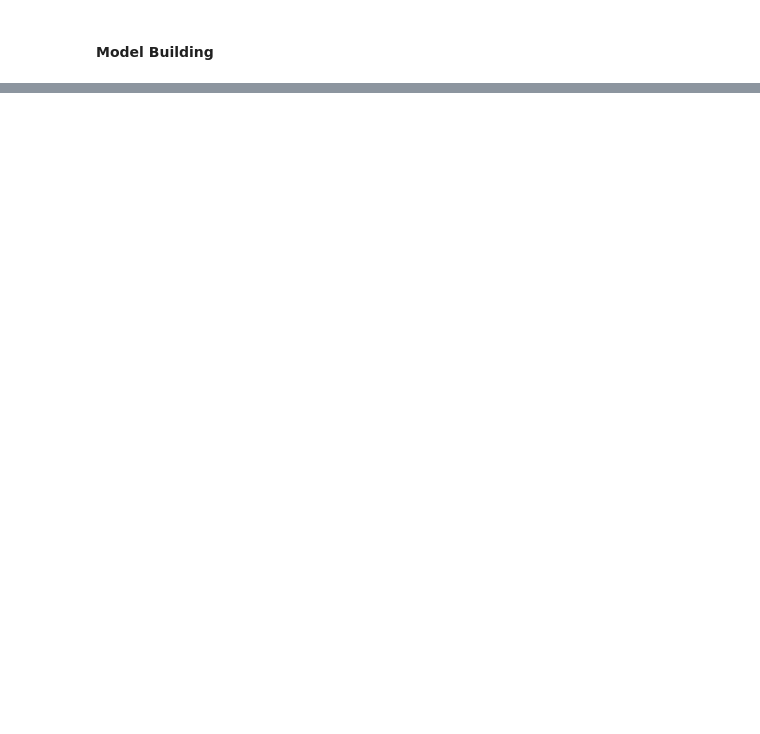
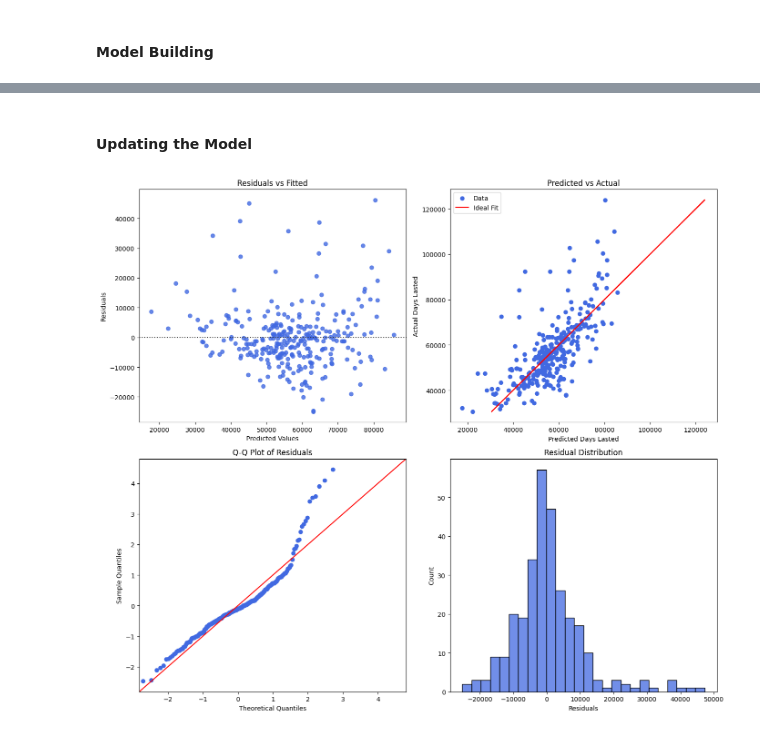
Before and after one commit to INFO523-Fall25-101-201/final-project-ava-lasater, a Jupyter notebook: final-project.ipynb, the cells around one changed output, grey strips where cells are left out. Saved outputs shown, nothing was run; the diff lists cells and outputs as text; code cells hidden in the pictures; blank space fills up the shorter version.

Commit message:
Completed linear and ridge regression analyses with residual plots and feature selection for classification model.

```diff
--- a/final-project.ipynb
+++ b/final-project.ipynb
@@ -791,0 +872,79 @@ y_pred = model.predict(X_test_with_const)
+# %% [markdown]
+#### Updating the Model
+# %%
+# want to drop out of state tutition since it is highly correlated with in-state tuition
+college_regression_v2 = college_regression.drop(columns=['TUITIONFEE_OUT'])
+
+# now we can rerun the model with the reduced set of variables
+# split the dataset
+y = college_regression_v2['MD_EARN_WNE_P10']
+# X = all columns except the target
+X = college_regression_v2.drop(columns=['MD_EARN_WNE_P10'])
+# Train-test split
+X_train, X_test, y_train, y_test = train_test_split(X, y, test_size = 0.2, random_state = 42)
+
+# Adding a constant for OLS
+X_train_with_const = sm.add_constant(X_train)
+X_test_with_const = sm.add_constant(X_test)
+
+# Fitting the OLS model
+model = sm.OLS(y_train, X_train_with_const).fit()
+
+# Making predictions
+y_pred = model.predict(X_test_with_const)
+
+# Evaluating the model
+# creating a residual plot
+X_test_with_const = sm.add_constant(X_test)
+predictions = model.predict(X_test_with_const)
+predictions = pd.to_numeric(predictions, errors='coerce')
+residuals = y_test - predictions
+residuals = pd.to_numeric(residuals, errors='coerce').fillna(0)
+
+# residual plot
+fig, axes = plt.subplots(2, 2, figsize=(14, 12))
+
+sns.residplot(x=predictions, y=residuals, lowess=False, ax=axes[0,0], color = 'royalblue')
+axes[0,0].set_xlabel('Predicted Values')
+axes[0,0].set_ylabel('Residuals')
+axes[0,0].set_title('Residuals vs Fitted')
+
+# regression fit
+axes[0,1].scatter(predictions, y_test, label='Data', color = 'royalblue')
+axes[0,1].plot(y_test, y_test, color='red', label='Ideal Fit')
+axes[0,1].set_xlabel('Predicted Days Lasted')
+axes[0,1].set_ylabel('Actual Days Lasted')
+axes[0,1].set_title('Predicted vs Actual')
+axes[0,1].legend()
+
+# Q-Q plot
+sm.qqplot(residuals, line='45', fit=True, ax=axes[1,0], markerfacecolor='royalblue', markeredgecolor='royalblue')
+axes[1,0].set_title('Q-Q Plot of Residuals')
+
+# residual distribution
+sns.histplot(residuals, ax=axes[1,1], color = 'royalblue')
+axes[1,1].set_title('Residual Distribution')
+axes[1,1].set_xlabel('Residuals')
+
+plt.tight_layout()
+plt.show()
+# based on these results, it does not seem that the there is a strong linear relationship and the residuals are not normally distributed
+# the model assumptions are not met
+
+VIFs = [variance_inflation_factor(X.values, i) for i in range(X.shape[1])]
+for idx, vif in enumerate(VIFs):
+    print(f"VIF for column {X.columns[idx]}: {vif}")
+
+# first, let's look at the model results
+model_summary2 = model.summary2()
+print(model_summary2)
+
+# Calculating MSE
+mse = mean_squared_error(y_test, y_pred)
+print(f'Mean Squared Error: {mse:.2f}')
+
+# Extracting Adjusted R-squared from the model's summary
+r2 = r2_score(y_test, y_pred)
+print(f'R-squared: {r2:.4f}')
+# %% [output]
+[figure, added]
```
Also changed, not shown: parts of 15 cells of this notebook.
